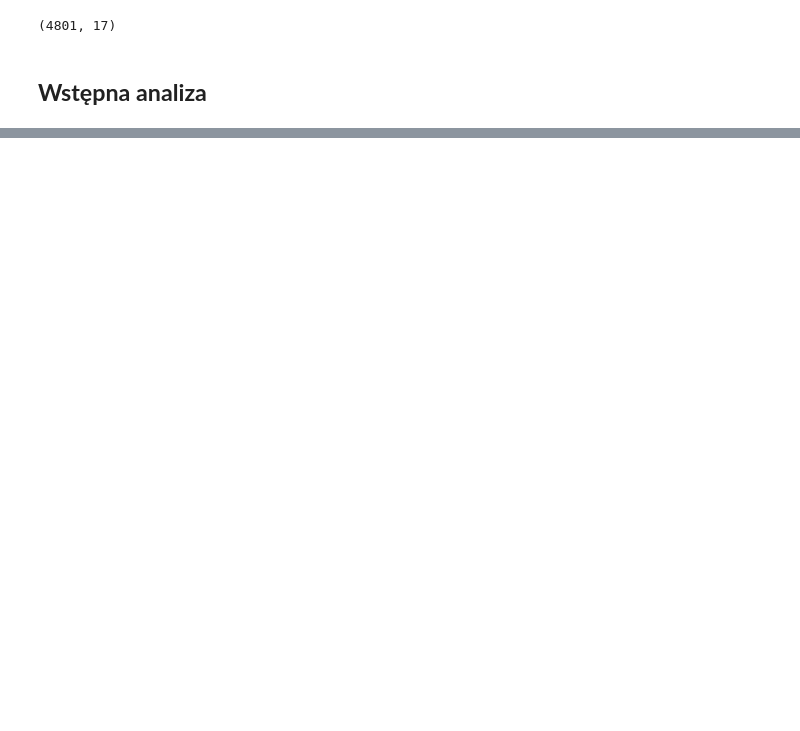
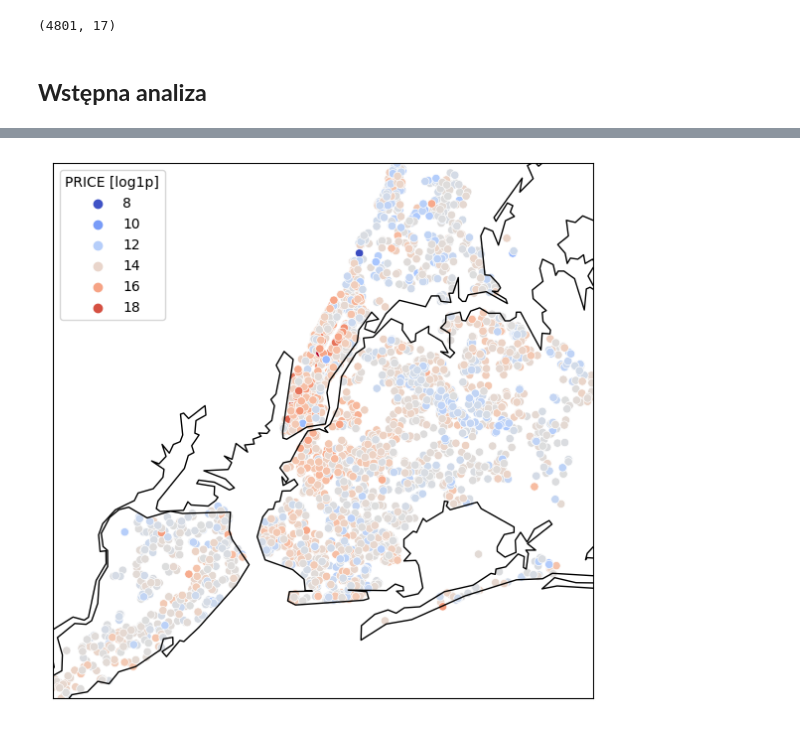
Before and after one commit to KAdamczykk/ML_Project_1, a Jupyter notebook: ml_ny_houses.ipynb, the cells around one changed output, grey strips where cells are left out. Drawn from its saved outputs; the diff is of its cells as text; code cells hidden in the pictures; blank space fills up the shorter version.

```diff
--- a/ml_ny_houses.ipynb
+++ b/ml_ny_houses.ipynb
@@ -95,3 +95,19 @@ plt.show()
+# %%
+from mpl_toolkits.basemap import Basemap
+
+plt.figure(figsize=(12, 7))
+m = Basemap(projection='merc', llcrnrlat=min(df_learning.LATITUDE), urcrnrlat= max(df_learning.LATITUDE), llcrnrlon=min(df_learning.LONGITUDE), urcrnrlon=max(df_learning.LONGITUDE), resolution='h')
+
+m.drawcoastlines()
+m.drawcountries()
+x, y = m(df_learning.LONGITUDE, df_learning.LATITUDE)
+
+sns.scatterplot(x=x, y=y, hue= np.log1p(df_learning["PRICE"]), palette= "coolwarm")
+
+plt.legend(title= "PRICE [log1p]")
+plt.show()
+# %% [output]
+[figure, added]
 # %%
 fig, axes = plt.subplots(1,3, figsize=(12, 4))
 axes = axes.flatten()
```
Also changed, not shown: parts of 10 cells of this notebook, 1 other file.
